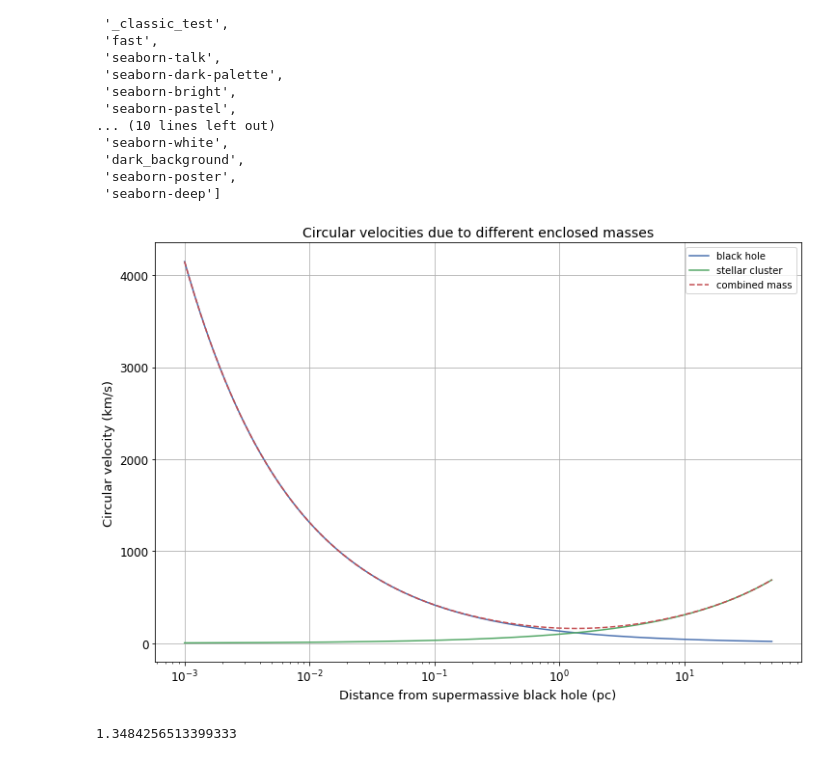
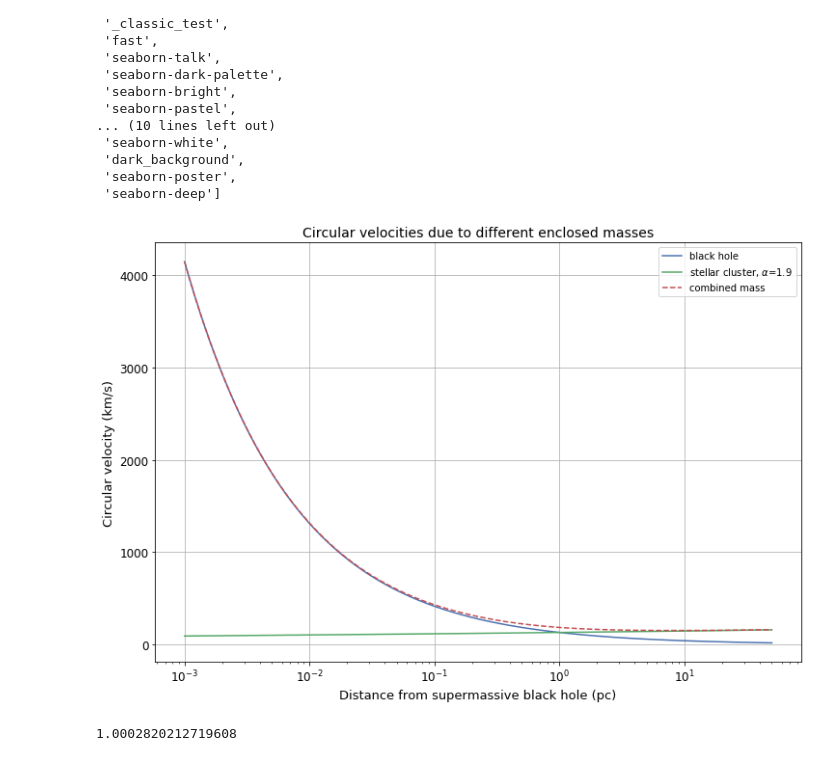
Before and after one commit to al-jshen/AST222, a Jupyter notebook: a2/Untitled.ipynb, the cells around one changed output. Saved outputs shown, nothing was run; the diff lists cells and outputs as text; code cells hidden in the pictures.

```diff
--- a/a2/Untitled.ipynb
+++ b/a2/Untitled.ipynb
@@ -58,7 +58,7 @@ def v3a(a, r):
 def v3b(v1, v2):
     return np.sqrt(np.square(v1) + np.square(v2))
 # %%
-a = 1
+a = 1.9
 x = np.logspace(-3, np.log10(50), 10000)
 y1 = v1(x)
 y2 = v2(a, x)
@@ -67,21 +67,21 @@ y3b = v3b(y1, y2)
 # %%
 plt.figure(figsize=(12, 8))
 plt.xscale('log')
 plt.plot(x, y1, label='black hole')
-plt.plot(x, y2, label='stellar cluster')
+plt.plot(x, y2, label=r'stellar cluster, $\alpha$=%s' %a)
 # plt.plot(x, y3a, label='total mass')
 plt.plot(x, y3b, label='combined mass', ls='--')
 plt.legend()
 plt.xlabel('Distance from supermassive black hole (pc)', fontsize=13)
 plt.ylabel('Circular velocity (km/s)', fontsize=13)
 plt.title('Circular velocities due to different enclosed masses', fontsize=14)
 plt.xticks(fontsize=12)
 plt.yticks(fontsize=12)
 plt.grid(b=None)
 plt.savefig('velocity_curves.png')
 # %% [output]
-[figure, old version]
+[figure, new version]
 # %%
 x[np.argmin(np.abs(y1 - y2))]
 # %% [output]
-1.3484256513399333
+1.0002820212719608
```
Also changed, not shown: 7 other files.
